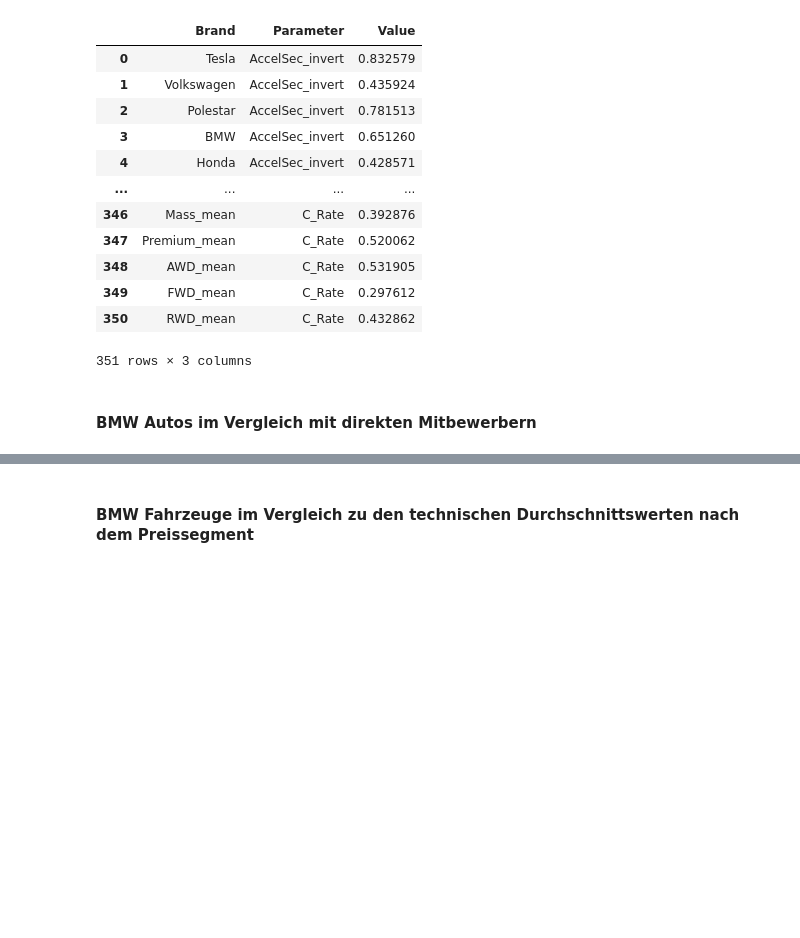
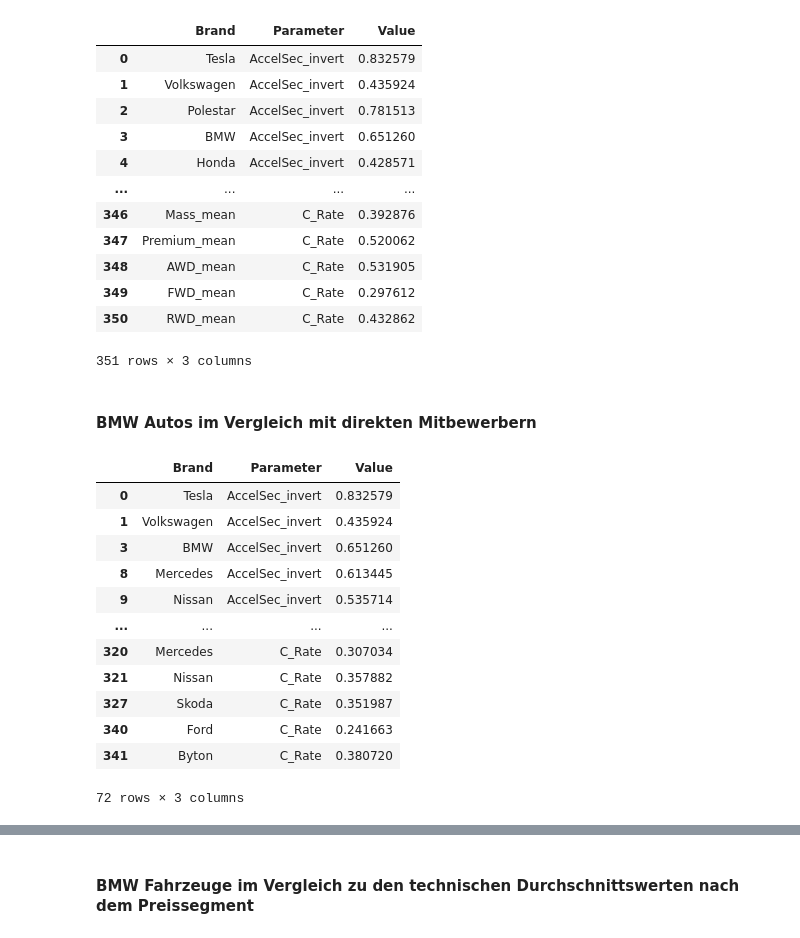
Before and after one commit to nataliabeller/data_scientist_edu, a Jupyter notebook: alfa_training/big_data/ecar/ecars_data_visualization.ipynb, the cells around one changed output, grey strips where cells are left out. Cells and saved outputs as stored; diff of their text form; code cells hidden in the pictures; blank space fills up the shorter version.

```diff
--- a/alfa_training/big_data/ecar/ecars_data_visualization.ipynb
+++ b/alfa_training/big_data/ecar/ecars_data_visualization.ipynb
@@ -751,15 +787,21 @@ df_mean = df_mean.append(get_mean_wert_row(df_mean, 'Markt_mean'), ignore_index=
 # %%
 df_norm_budget = df_norm_fast_charge.loc[df_norm_fast_charge.segment == 'budget', :]
 
-df_mean = df_mean.append(get_mean_wert_row(df_norm_budget, 'Budget_mean'), ignore_index=True)
+df_mean = pd.concat(
+    [df_mean, pd.DataFrame(get_mean_wert_row(df_norm_budget, 'Budget_mean'), index=[0])],
+    ignore_index=True, axis=0)
 # %%
 df_norm_mass = df_norm_fast_charge.loc[df_norm_fast_charge.segment == 'mass', :]
 
-df_mean = df_mean.append(get_mean_wert_row(df_norm_mass, 'Mass_mean'), ignore_index=True)
+df_mean = pd.concat(
+    [df_mean, pd.DataFrame(get_mean_wert_row(df_norm_mass, 'Mass_mean'), index=[0])],
+    ignore_index=True, axis=0)
 # %%
 df_norm_premium = df_norm_fast_charge.loc[df_norm_fast_charge.segment == 'premium', :]
 
-df_mean = df_mean.append(get_mean_wert_row(df_norm_premium, 'Premium_mean'), ignore_index=True)
+df_mean = pd.concat(
+    [df_mean, pd.DataFrame(get_mean_wert_row(df_norm_premium, 'Premium_mean'), index=[0])],
+    ignore_index=True, axis=0)
 # %%
 df_mean.tail()
 # %% [output]
@@ -773,13 +815,19 @@ df_mean.tail()
 ### Durchschnittliche Parameterwerte in Abhängigkeit von der Antriebssystem
 # %%
 df_norm_awd = df_norm_fast_charge.loc[df_norm_fast_charge.PowerTrain == 'AWD', :]
-df_mean = df_mean.append(get_mean_wert_row(df_norm_awd, 'AWD_mean'), ignore_index=True)
+df_mean = pd.concat(
+    [df_mean, pd.DataFrame(get_mean_wert_row(df_norm_awd, 'AWD_mean'), index=[0])],
+    ignore_index=True, axis=0)
 
 df_norm_fwd = df_norm_fast_charge.loc[df_norm_fast_charge.PowerTrain == 'FWD', :]
-df_mean = df_mean.append(get_mean_wert_row(df_norm_fwd, 'FWD_mean'), ignore_index=True)
+df_mean = pd.concat(
+    [df_mean, pd.DataFrame(get_mean_wert_row(df_norm_fwd, 'FWD_mean'), index=[0])],
+    ignore_index=True, axis=0)
 
 df_norm_rwd = df_norm_fast_charge.loc[df_norm_fast_charge.PowerTrain == 'RWD', :]
-df_mean = df_mean.append(get_mean_wert_row(df_norm_rwd, 'RWD_mean'), ignore_index=True)
+df_mean = pd.concat(
+    [df_mean, pd.DataFrame(get_mean_wert_row(df_norm_rwd, 'RWD_mean'), index=[0])],
+    ignore_index=True, axis=0)
 # %% [markdown]
 ### Visualisirung
 # %%
@@ -806,6 +854,22 @@ params_df
 #### BMW Autos im Vergleich mit direkten Mitbewerbern
 # %%
 df_competitors_test = params_df.loc[params_df.loc[:, 'Brand'].isin([our_brand, 'Tesla', "Ford", "Mercedes", "Byton", "Skoda", "Volkswagen", "Nissan"])]
+# %%
+df_competitors_test
+# %% [output]
+|  | Brand | Parameter | Value |
+| 0 | Tesla | AccelSec_invert | 0.832579 |
+| 1 | Volkswagen | AccelSec_invert | 0.435924 |
+| 3 | BMW | AccelSec_invert | 0.651260 |
+| 8 | Mercedes | AccelSec_invert | 0.613445 |
+| 9 | Nissan | AccelSec_invert | 0.535714 |
+| ... | ... | ... | ... |
+| 320 | Mercedes | C_Rate | 0.307034 |
+| 321 | Nissan | C_Rate | 0.357882 |
+| 327 | Skoda | C_Rate | 0.351987 |
+| 340 | Ford | C_Rate | 0.241663 |
+| 341 | Byton | C_Rate | 0.380720 |
+72 rows × 3 columns
 # %%
 fig = px.line_polar(df_competitors_test, r="Value", theta="Parameter", color="Brand", line_close=True,
             color_discrete_sequence=px.colors.qualitative.Vivid,
```
Also changed, not shown: parts of 7 cells of this notebook.
